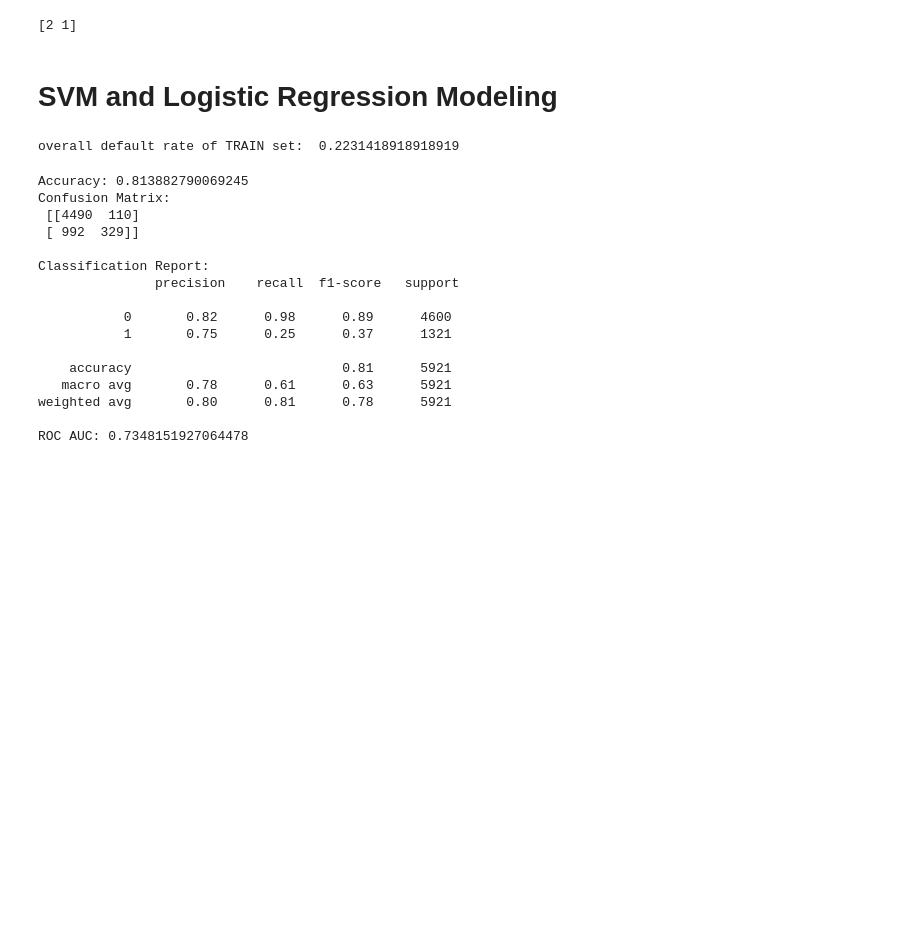
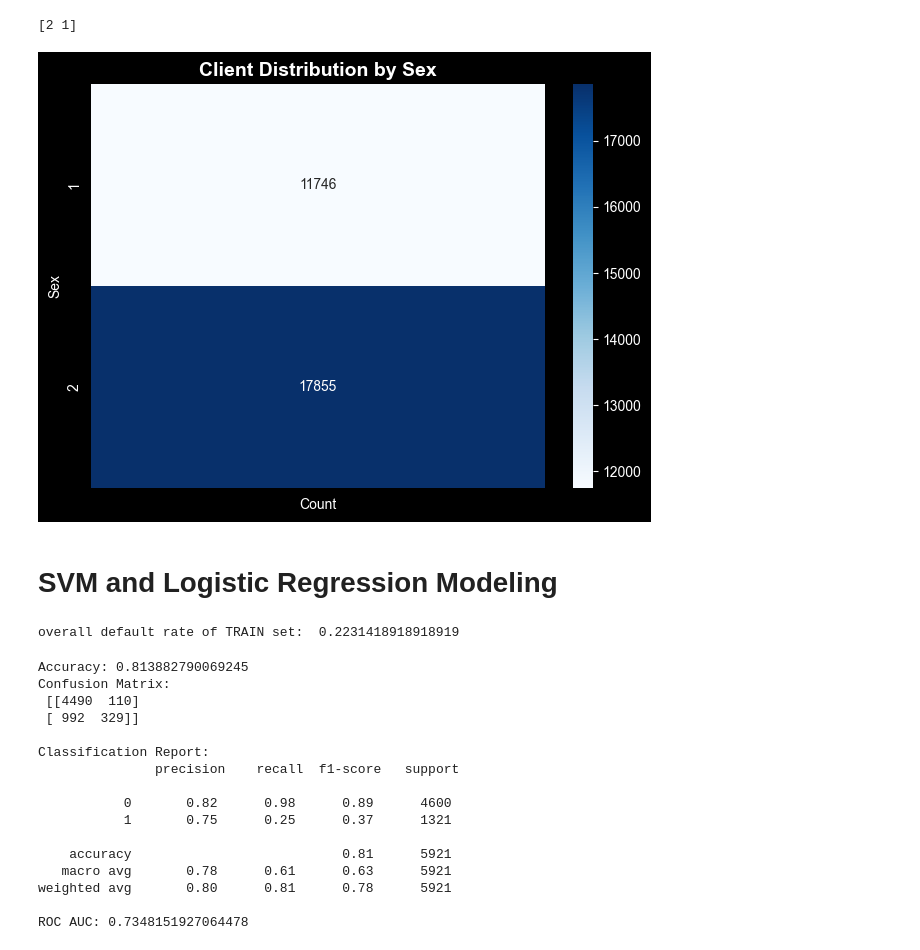
Before and after one commit to titusk2/DS-7331-, a Jupyter notebook: DS-7331 Mini Lab_Final_V2.ipynb, the cells around one changed output. Cells and saved outputs as stored; diff of their text form; code cells hidden in the pictures; blank space fills up the shorter version.

```diff
--- a/DS-7331 Mini Lab_Final_V2.ipynb
+++ b/DS-7331 Mini Lab_Final_V2.ipynb
@@ -108,6 +188,28 @@ sex = df["SEX"].unique()
 print(sex)
 # %% [output]
 [2 1]
+# %%
+heatmap_sex = (
+    df["SEX"]
+    .value_counts()
+    .sort_index()
+    .to_frame(name="Count")
+)
+
+sns.heatmap(
+    heatmap_sex,
+    cmap="Blues",
+    annot=True,
+    fmt="d"
+)
+
+plt.title("Client Distribution by Sex", fontsize=14, fontweight="bold")
+plt.xlabel("")
+plt.ylabel("Sex")
+plt.tight_layout()
+plt.show()
+# %% [output]
+[figure, added]
 # %% [markdown]
 # SVM and Logistic Regression Modeling
 # %%
```
Also changed, not shown: parts of 26 cells of this notebook.
